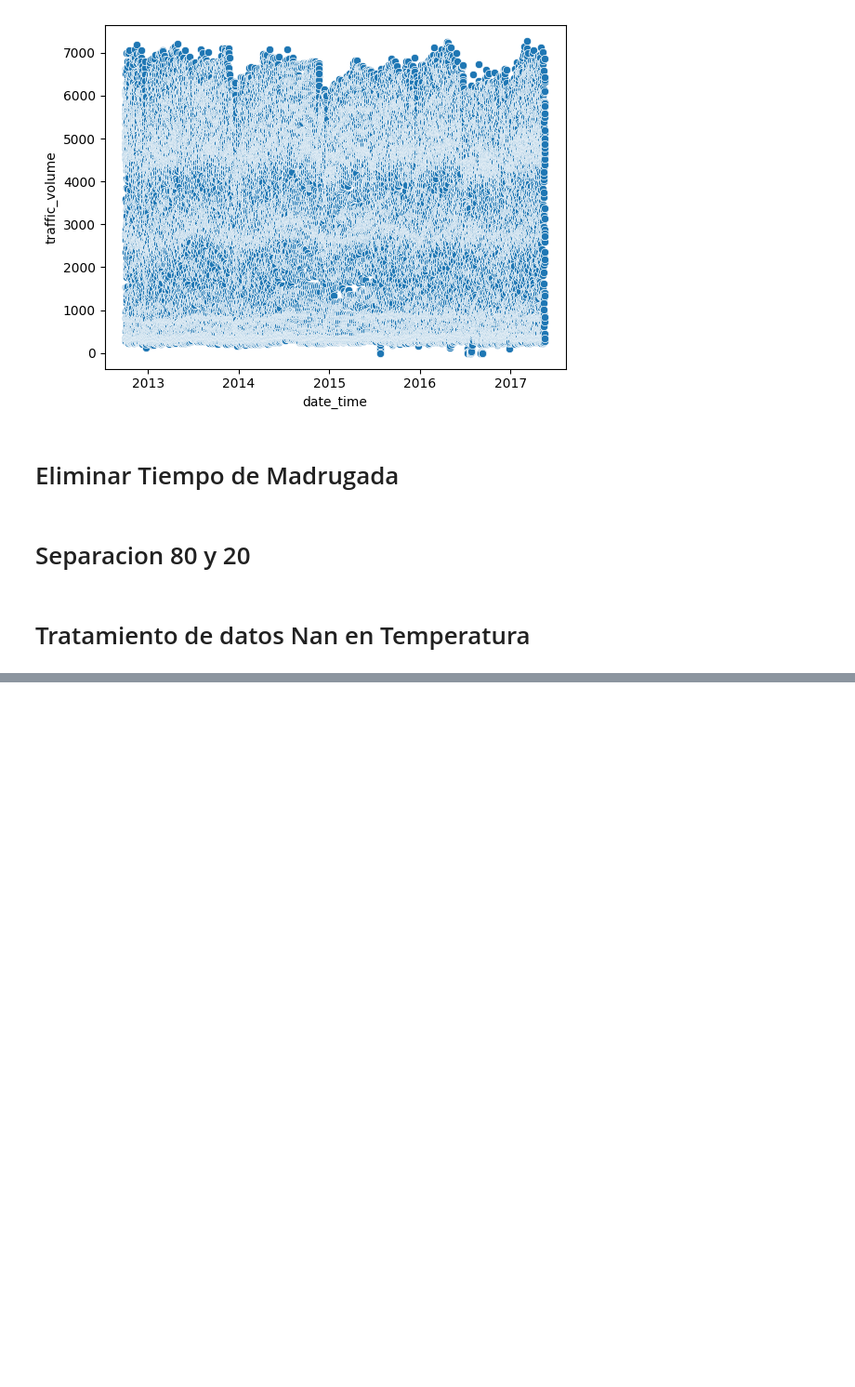
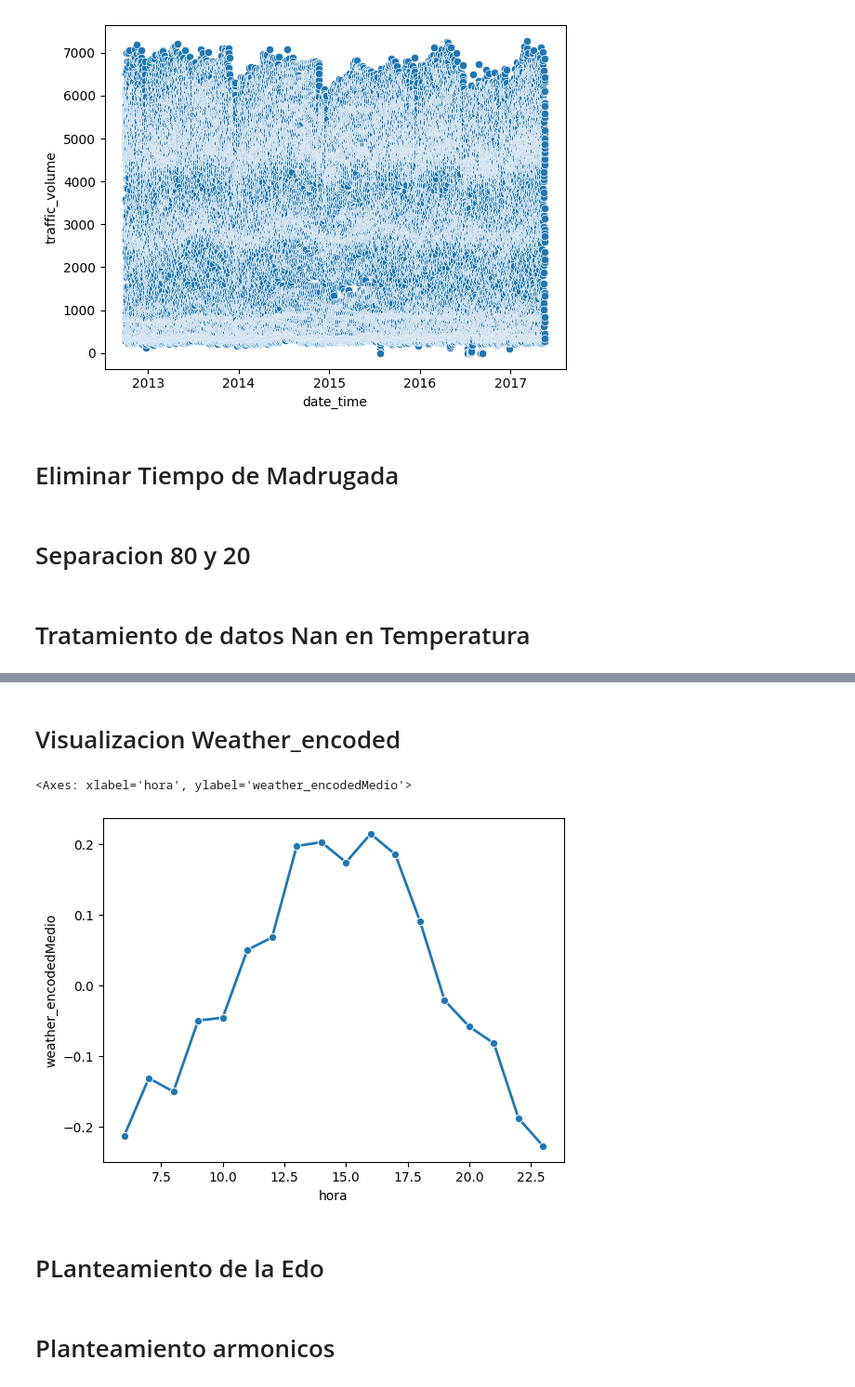
Before and after one commit to preslymorales/Proyecto-Simulacion-del-Trafico-Vehicular, a Jupyter notebook: Simulacion_Trafico_Vehicular.ipynb, the cells around one changed output, grey strips where cells are left out. Shown at 93% size. Saved outputs shown, nothing was run; the diff lists cells and outputs as text; code cells hidden in the pictures; blank space fills up the shorter version.

```diff
--- a/Simulacion_Trafico_Vehicular.ipynb
+++ b/Simulacion_Trafico_Vehicular.ipynb
@@ -446,0 +524,10 @@ df_train,df_test = rellenarTemperatura(trafico_train, trafico_test)
+# %% [markdown]
+# Visualizacion Weather_encoded
+# %%
+#Visualizacion de Weather_Encoded
+sns.lineplot(x="hora",y="weather_encodedMedio",data=tablaAuxiliar,marker='o', linewidth=2, markersize=6)
+# %% [output]
+<Axes: xlabel='hora', ylabel='weather_encodedMedio'>
+[figure, added]
+# %% [markdown]
+# PLanteamiento de la Edo
@@ -446,0 +539,2 @@ df_train,df_test = rellenarTemperatura(trafico_train, trafico_test)
+# %% [markdown]
+# Planteamiento armonicos
```
Also changed, not shown: parts of 12 cells of this notebook.
